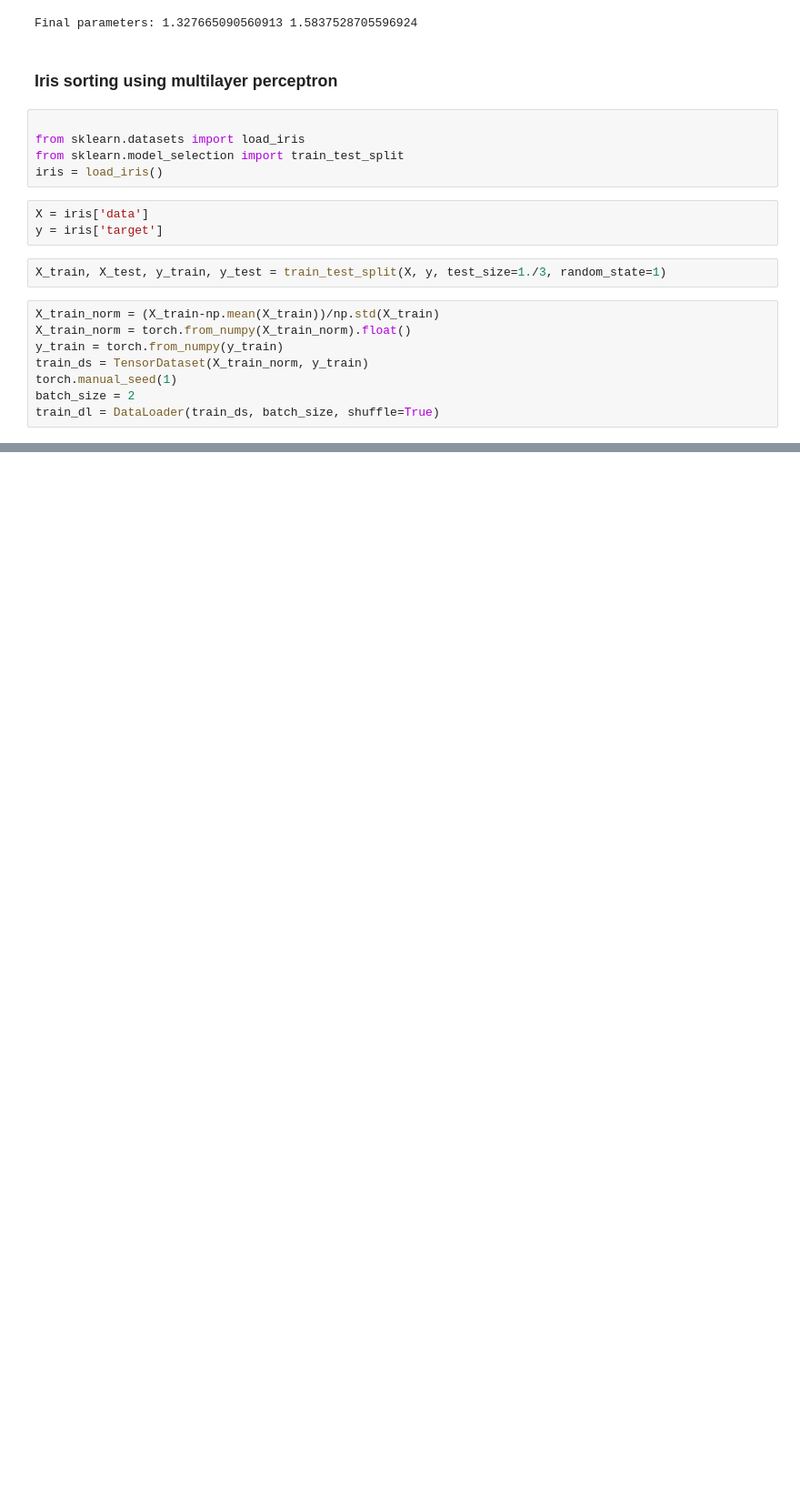
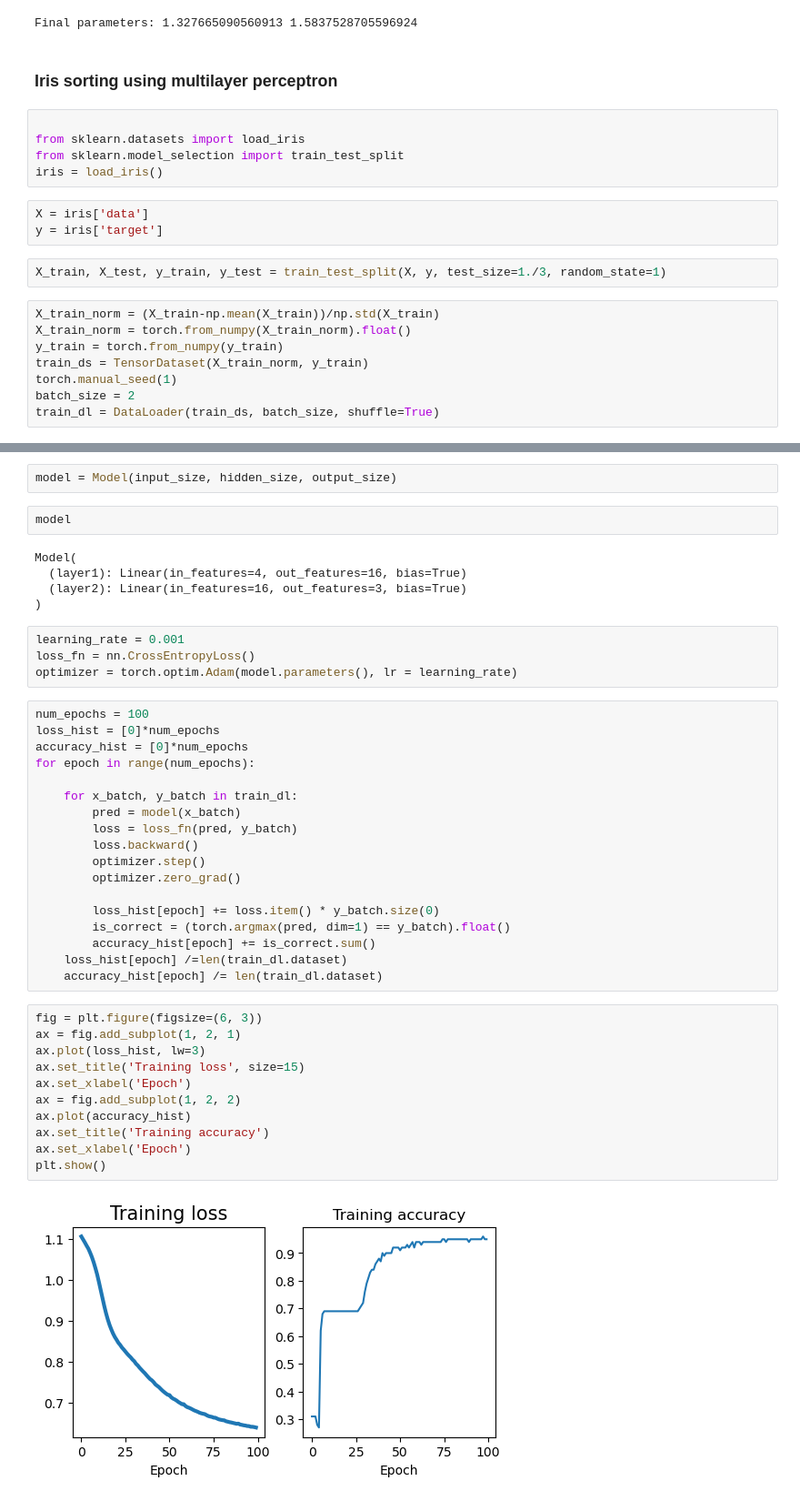
Before and after one commit to jaeohshin/PyTorch_Sklearn_rasbt, a Jupyter notebook: 12-4.ipynb, the cells around one changed output, grey strips where cells are left out. Shown at 91% size. Saved outputs shown, nothing was run; the diff lists cells and outputs as text; blank space fills up the shorter version.

```diff
--- a/12-4.ipynb
+++ b/12-4.ipynb
@@ -167,0 +185,44 @@ train_dl = DataLoader(train_ds, batch_size, shuffle=True)
+# %%
+model = Model(input_size, hidden_size, output_size)
+# %%
+model
+# %% [output]
+Model(
+  (layer1): Linear(in_features=4, out_features=16, bias=True)
+  (layer2): Linear(in_features=16, out_features=3, bias=True)
+)
+# %%
+learning_rate = 0.001
+loss_fn = nn.CrossEntropyLoss()
+optimizer = torch.optim.Adam(model.parameters(), lr = learning_rate)
+# %%
+num_epochs = 100
+loss_hist = [0]*num_epochs
+accuracy_hist = [0]*num_epochs
+for epoch in range(num_epochs):
+
+    for x_batch, y_batch in train_dl:
+        pred = model(x_batch)
+        loss = loss_fn(pred, y_batch)
+        loss.backward()
+        optimizer.step()
+        optimizer.zero_grad()
+
+        loss_hist[epoch] += loss.item() * y_batch.size(0)
+        is_correct = (torch.argmax(pred, dim=1) == y_batch).float()
+        accuracy_hist[epoch] += is_correct.sum()
+    loss_hist[epoch] /=len(train_dl.dataset)
+    accuracy_hist[epoch] /= len(train_dl.dataset)
+# %%
+fig = plt.figure(figsize=(6, 3))
+ax = fig.add_subplot(1, 2, 1)
+ax.plot(loss_hist, lw=3)
+ax.set_title('Training loss', size=15)
+ax.set_xlabel('Epoch')
+ax = fig.add_subplot(1, 2, 2)
+ax.plot(accuracy_hist)
+ax.set_title('Training accuracy')
+ax.set_xlabel('Epoch')
+plt.show()
+# %% [output]
+[figure, added]
```
Also changed, not shown: parts of 9 cells of this notebook.
